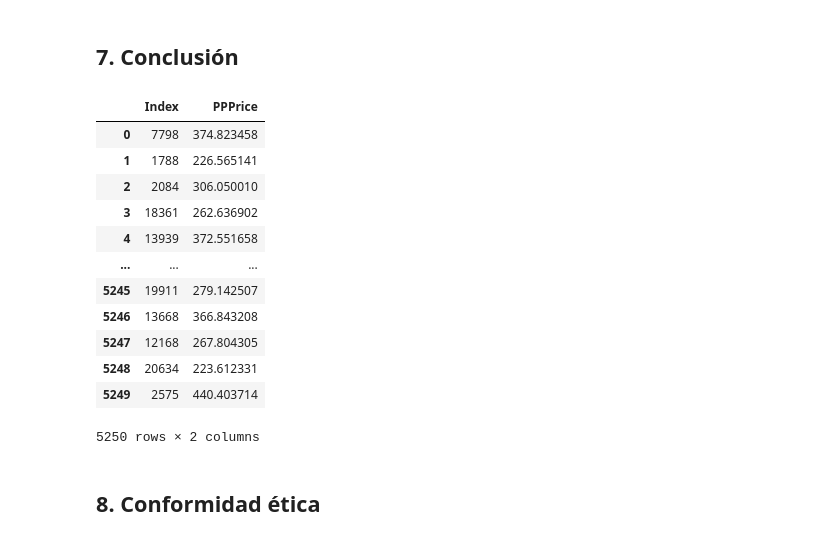
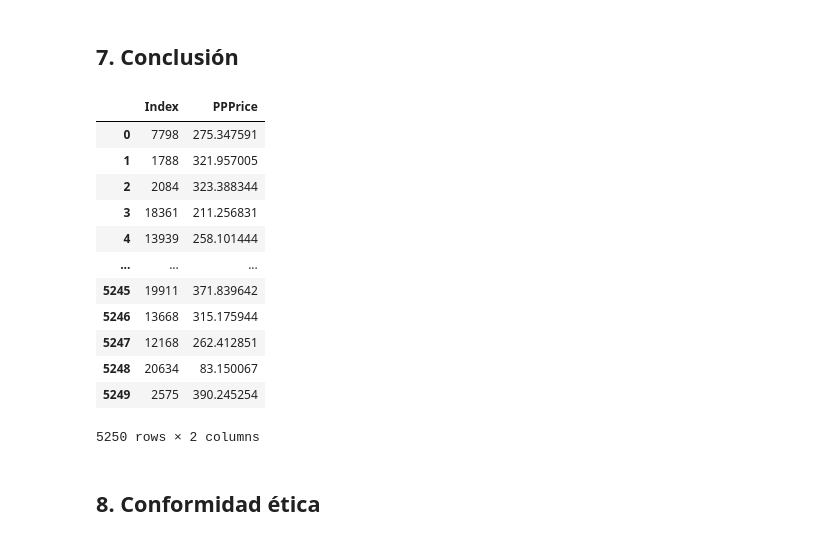
Before and after one commit to diegoquezadac/omicron, a Jupyter notebook: taller-2/taller-2.ipynb, the cells around one changed output. Saved outputs shown, nothing was run; the diff lists cells and outputs as text; code cells hidden in the pictures.

Commit message:
update taller-2 distribuciones y transformaciones con polinomicas

```diff
--- a/taller-2/taller-2.ipynb
+++ b/taller-2/taller-2.ipynb
@@ -377,29 +524,38 @@ mean_absolute_percentage_error(y_val,y_pred)
 # %% [markdown]
 ## 7. Conclusión
+# %%
+ct = ColumnTransformer([
+        ('standardscal', StandardScaler(), columns_to_normalize)
+    ], remainder='passthrough')
+
+X_train_submit = ct.fit_transform(train[numerical_features])
+
+lr_ridge = Ridge(alpha=1.5)
+lr_ridge = lr_ridge.fit(X_train_submit,train["ppprice"])
 # %%
 X_test = test[numerical_features]
 X_test = ct.fit_transform(X_test)
-y_pred = lr.predict(X_test)
+y_pred = lr_ridge.predict(X_test)
 # %%
 test['ppprice'] = y_pred
 # %%
-test = test[['index','ppprice']]
+test_submit = test[['index','ppprice']]
 # %%
-test = test.rename(columns={'index':'Index','ppprice':'PPPrice'})
+test_submit = test_submit.rename(columns={'index':'Index','ppprice':'PPPrice'})
-# %%
-test
-# %% [output]
-|  | Index | PPPrice |
-| 0 | 7798 | 374.823458 |
-| 1 | 1788 | 226.565141 |
-| 2 | 2084 | 306.050010 |
-| 3 | 18361 | 262.636902 |
-| 4 | 13939 | 372.551658 |
-| ... | ... | ... |
-| 5245 | 19911 | 279.142507 |
-| 5246 | 13668 | 366.843208 |
-| 5247 | 12168 | 267.804305 |
-| 5248 | 20634 | 223.612331 |
-| 5249 | 2575 | 440.403714 |
-5250 rows × 2 columns
+# %%
+test_submit
+# %% [output]
+|  | Index | PPPrice |
+| 0 | 7798 | 275.347591 |
+| 1 | 1788 | 321.957005 |
+| 2 | 2084 | 323.388344 |
+| 3 | 18361 | 211.256831 |
+| 4 | 13939 | 258.101444 |
+| ... | ... | ... |
+| 5245 | 19911 | 371.839642 |
+| 5246 | 13668 | 315.175944 |
+| 5247 | 12168 | 262.412851 |
+| 5248 | 20634 | 83.150067 |
+| 5249 | 2575 | 390.245254 |
+5250 rows × 2 columns
 # %%
```
Also changed, not shown: parts of 27 cells of this notebook, 1 other file.
